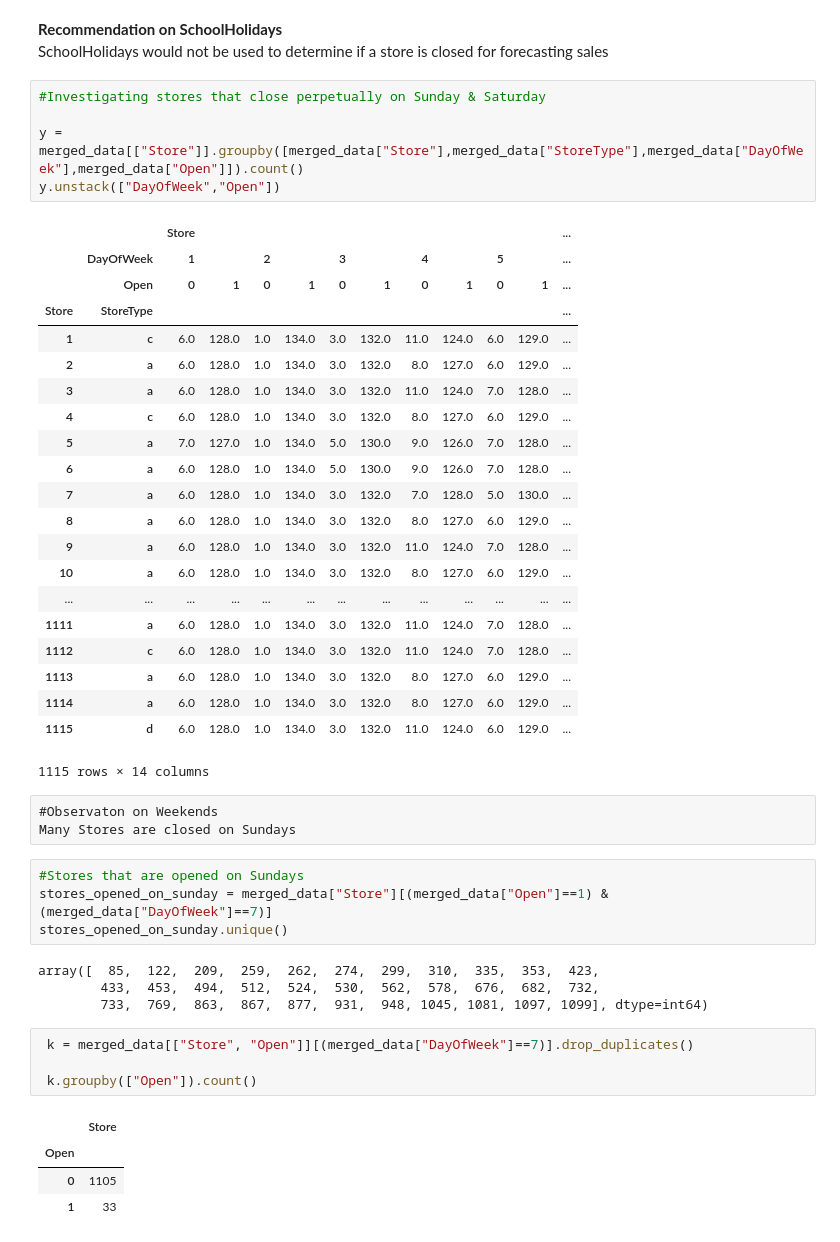
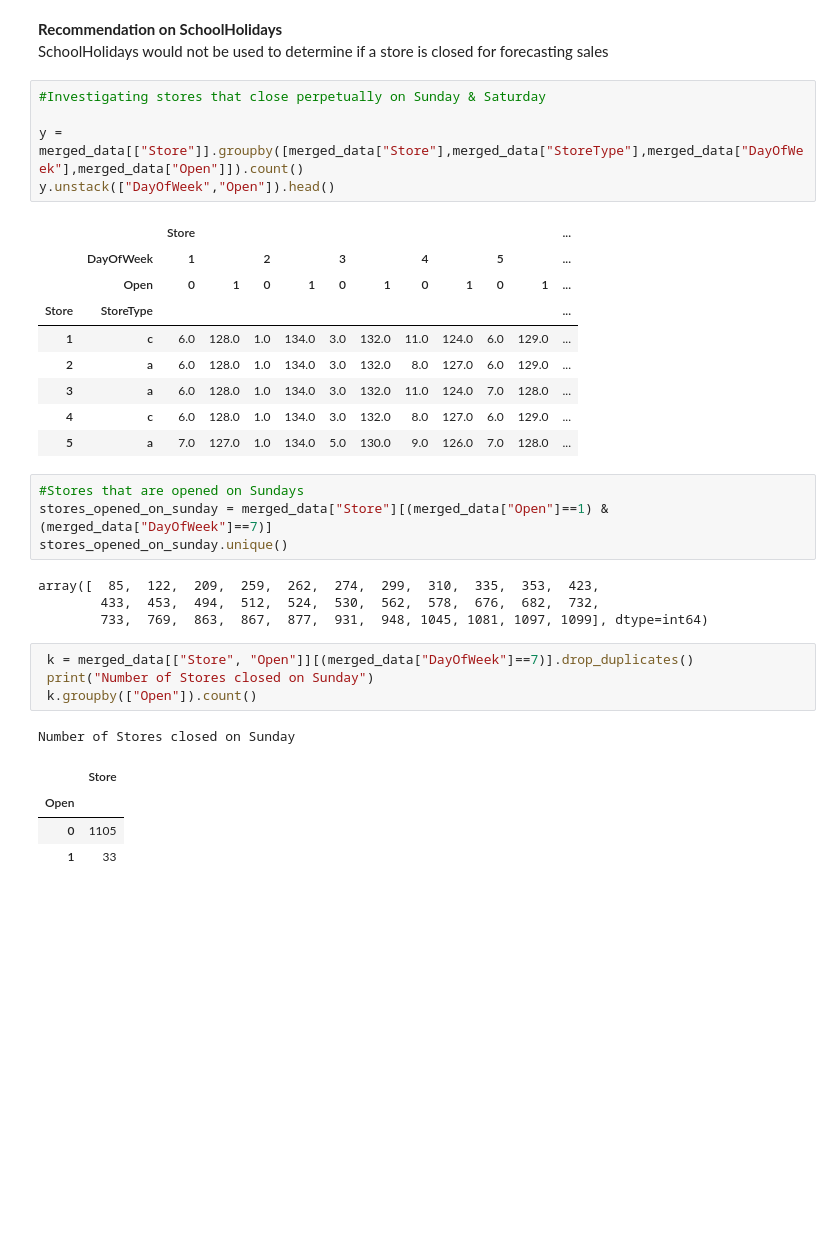
Before and after one commit to nurudeensulaimon/EDA, a Jupyter notebook: Exploratory Data Analysis.ipynb, the cells around one changed output. Drawn from its saved outputs; the diff is of its cells as text; blank space fills up the shorter version.

```diff
--- a/Exploratory Data Analysis.ipynb
+++ b/Exploratory Data Analysis.ipynb
@@ -1164,33 +1156,18 @@ SchoolHolidays would not be used to determine if a store is closed for forecasti
 # %%
 #Investigating stores that close perpetually on Sunday & Saturday
 
 y = merged_data[["Store"]].groupby([merged_data["Store"],merged_data["StoreType"],merged_data["DayOfWeek"],merged_data["Open"]]).count()
-y.unstack(["DayOfWeek","Open"])
+y.unstack(["DayOfWeek","Open"]).head()
 # %% [output]
 |  |  | Store |  |  |  |  |  |  |  |  |  | ... |
 |  | DayOfWeek | 1 |  | 2 |  | 3 |  | 4 |  | 5 |  | ... |
 |  | Open | 0 | 1 | 0 | 1 | 0 | 1 | 0 | 1 | 0 | 1 | ... |
 | Store | StoreType |  |  |  |  |  |  |  |  |  |  | ... |
 | 1 | c | 6.0 | 128.0 | 1.0 | 134.0 | 3.0 | 132.0 | 11.0 | 124.0 | 6.0 | 129.0 | ... |
 | 2 | a | 6.0 | 128.0 | 1.0 | 134.0 | 3.0 | 132.0 | 8.0 | 127.0 | 6.0 | 129.0 | ... |
 | 3 | a | 6.0 | 128.0 | 1.0 | 134.0 | 3.0 | 132.0 | 11.0 | 124.0 | 7.0 | 128.0 | ... |
 | 4 | c | 6.0 | 128.0 | 1.0 | 134.0 | 3.0 | 132.0 | 8.0 | 127.0 | 6.0 | 129.0 | ... |
 | 5 | a | 7.0 | 127.0 | 1.0 | 134.0 | 5.0 | 130.0 | 9.0 | 126.0 | 7.0 | 128.0 | ... |
-| 6 | a | 6.0 | 128.0 | 1.0 | 134.0 | 5.0 | 130.0 | 9.0 | 126.0 | 7.0 | 128.0 | ... |
-| 7 | a | 6.0 | 128.0 | 1.0 | 134.0 | 3.0 | 132.0 | 7.0 | 128.0 | 5.0 | 130.0 | ... |
-| 8 | a | 6.0 | 128.0 | 1.0 | 134.0 | 3.0 | 132.0 | 8.0 | 127.0 | 6.0 | 129.0 | ... |
-| 9 | a | 6.0 | 128.0 | 1.0 | 134.0 | 3.0 | 132.0 | 11.0 | 124.0 | 7.0 | 128.0 | ... |
-| 10 | a | 6.0 | 128.0 | 1.0 | 134.0 | 3.0 | 132.0 | 8.0 | 127.0 | 6.0 | 129.0 | ... |
-| ... | ... | ... | ... | ... | ... | ... | ... | ... | ... | ... | ... | ... |
-| 1111 | a | 6.0 | 128.0 | 1.0 | 134.0 | 3.0 | 132.0 | 11.0 | 124.0 | 7.0 | 128.0 | ... |
-| 1112 | c | 6.0 | 128.0 | 1.0 | 134.0 | 3.0 | 132.0 | 11.0 | 124.0 | 7.0 | 128.0 | ... |
-| 1113 | a | 6.0 | 128.0 | 1.0 | 134.0 | 3.0 | 132.0 | 8.0 | 127.0 | 6.0 | 129.0 | ... |
-| 1114 | a | 6.0 | 128.0 | 1.0 | 134.0 | 3.0 | 132.0 | 8.0 | 127.0 | 6.0 | 129.0 | ... |
-| 1115 | d | 6.0 | 128.0 | 1.0 | 134.0 | 3.0 | 132.0 | 11.0 | 124.0 | 6.0 | 129.0 | ... |
-1115 rows × 14 columns
-# %% [raw]
-#Observaton on Weekends
-Many Stores are closed on Sundays
 # %%
 #Stores that are opened on Sundays
 stores_opened_on_sunday = merged_data["Store"][(merged_data["Open"]==1) & (merged_data["DayOfWeek"]==7)]
@@ -1201,9 +1178,10 @@ array([  85,  122,  209,  259,  262,  274,  299,  310,  335,  353,  423,
         733,  769,  863,  867,  877,  931,  948, 1045, 1081, 1097, 1099], dtype=int64)
 # %%
  k = merged_data[["Store", "Open"]][(merged_data["DayOfWeek"]==7)].drop_duplicates()
-
+ print("Number of Stores closed on Sunday")
  k.groupby(["Open"]).count()
 # %% [output]
+Number of Stores closed on Sunday
 |  | Store |
 | Open |  |
 | 0 | 1105 |
```
Also changed, not shown: parts of 8 cells of this notebook.
